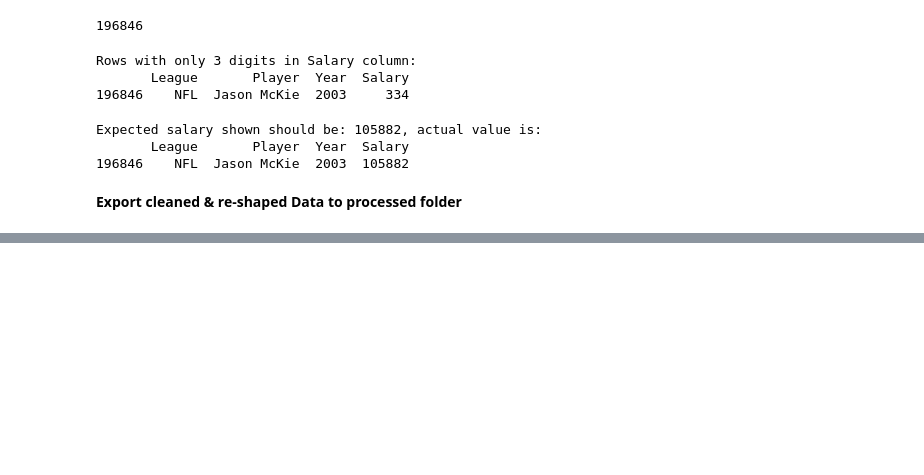
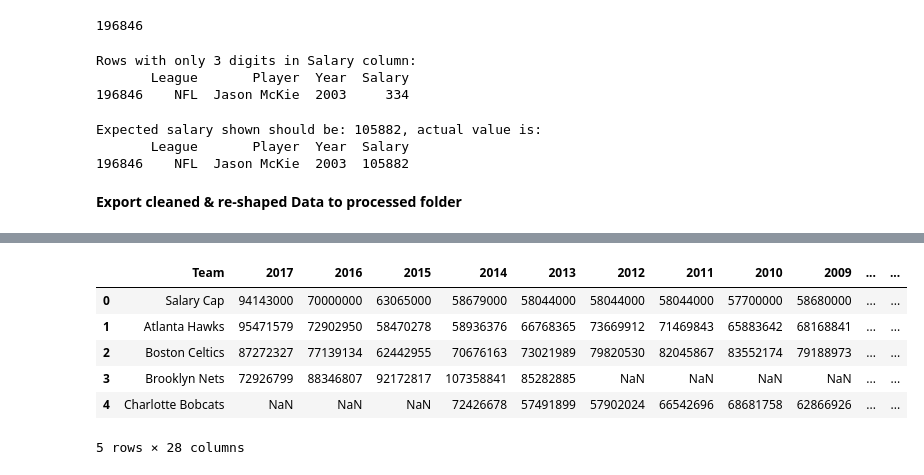
Before and after one commit to JP-Butler/Pro_Sports_Salary_Analysis, a Jupyter notebook: notebooks/data_cleaning.ipynb, the cells around one changed output, grey strips where cells are left out. Saved outputs shown, nothing was run; the diff lists cells and outputs as text; code cells hidden in the pictures; blank space fills up the shorter version.

```diff
--- a/notebooks/data_cleaning.ipynb
+++ b/notebooks/data_cleaning.ipynb
@@ -1122,0 +1222,14 @@ all_leagues_melted.to_csv('../data/processed/all_leagues_long.csv', index=False)
+# %%
+# Apply the remove_periods function to all columns except 'Team' Column
+team_nba_df.loc[:, team_nba_df.columns.difference(['Team'])] = team_nba_df.loc[:, team_nba_df.columns.difference(['Team'])].applymap(remove_periods)
+
+# Verify DF was modified correctly
+team_nba_df.head()
+# %% [output]
+|  | Team | 2017 | 2016 | 2015 | 2014 | 2013 | 2012 | 2011 | 2010 | 2009 | ... | ... |
+| 0 | Salary Cap | 94143000 | 70000000 | 63065000 | 58679000 | 58044000 | 58044000 | 58044000 | 57700000 | 58680000 | ... | ... |
+| 1 | Atlanta Hawks | 95471579 | 72902950 | 58470278 | 58936376 | 66768365 | 73669912 | 71469843 | 65883642 | 68168841 | ... | ... |
+| 2 | Boston Celtics | 87272327 | 77139134 | 62442955 | 70676163 | 73021989 | 79820530 | 82045867 | 83552174 | 79188973 | ... | ... |
+| 3 | Brooklyn Nets | 72926799 | 88346807 | 92172817 | 107358841 | 85282885 | NaN | NaN | NaN | NaN | ... | ... |
+| 4 | Charlotte Bobcats | NaN | NaN | NaN | 72426678 | 57491899 | 57902024 | 66542696 | 68681758 | 62866926 | ... | ... |
+5 rows × 28 columns
```
Also changed, not shown: parts of 23 cells of this notebook.
